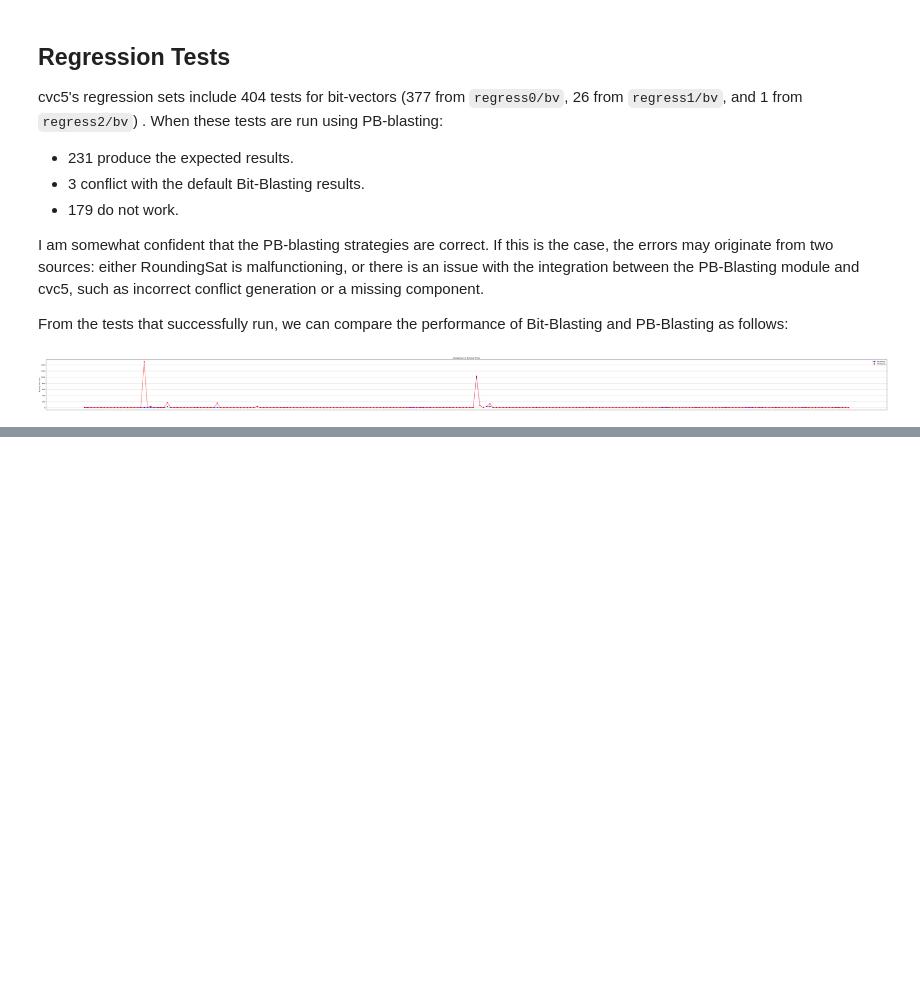
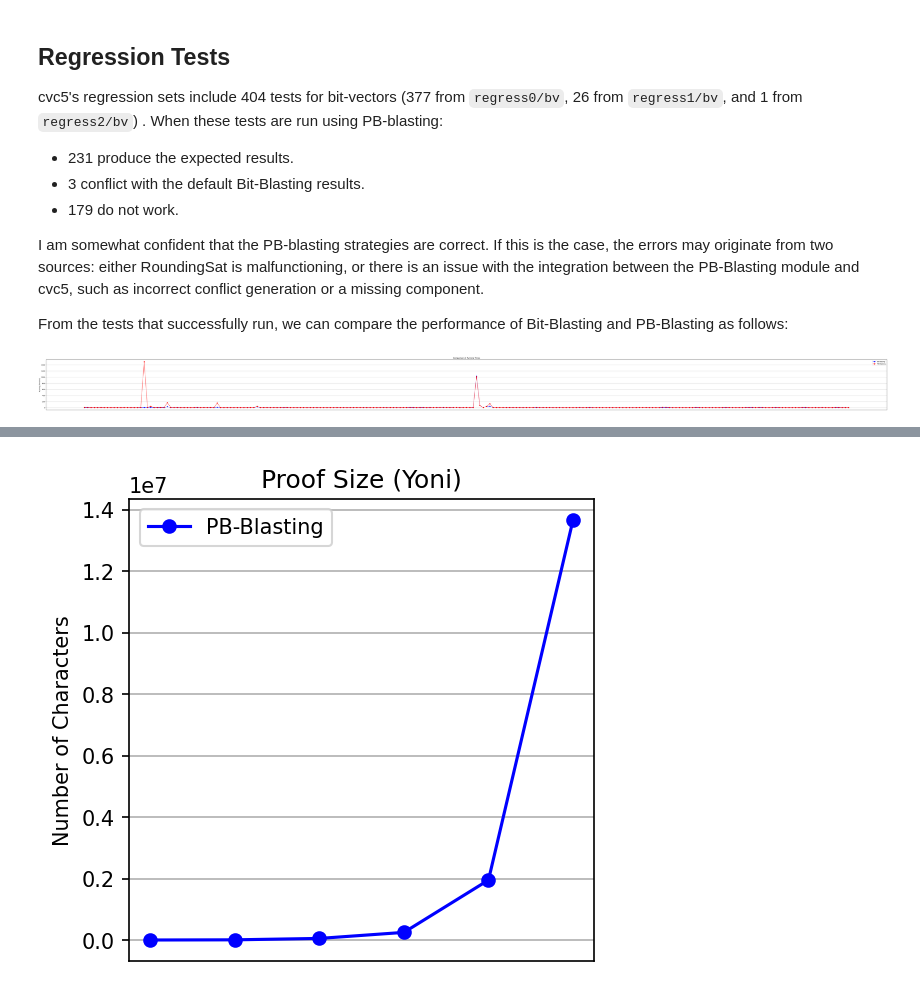
Before and after one commit to alanctprado/cvc5, a Jupyter notebook: pb/results.ipynb, the cells around one changed output, grey strips where cells are left out. Saved outputs shown, nothing was run; the diff lists cells and outputs as text; code cells hidden in the pictures; blank space fills up the shorter version.

```diff
--- a/pb/results.ipynb
+++ b/pb/results.ipynb
@@ -132,0 +159,5 @@ plot_regression_result(bb_result, pb_result, 100, 6)
+# %%
+pb_proof_chars = [852, 6534, 52126, 248798, 1952391, 13671133,]
+plot_list_of_values(pb_proof_chars, 4, 4, 150, "PB-Blasting", "Number of Characters", "Proof Size (Yoni)", 'b')
+# %% [output]
+[figure, added]
```
Also changed, not shown: parts of 9 cells of this notebook, 4 other files.
